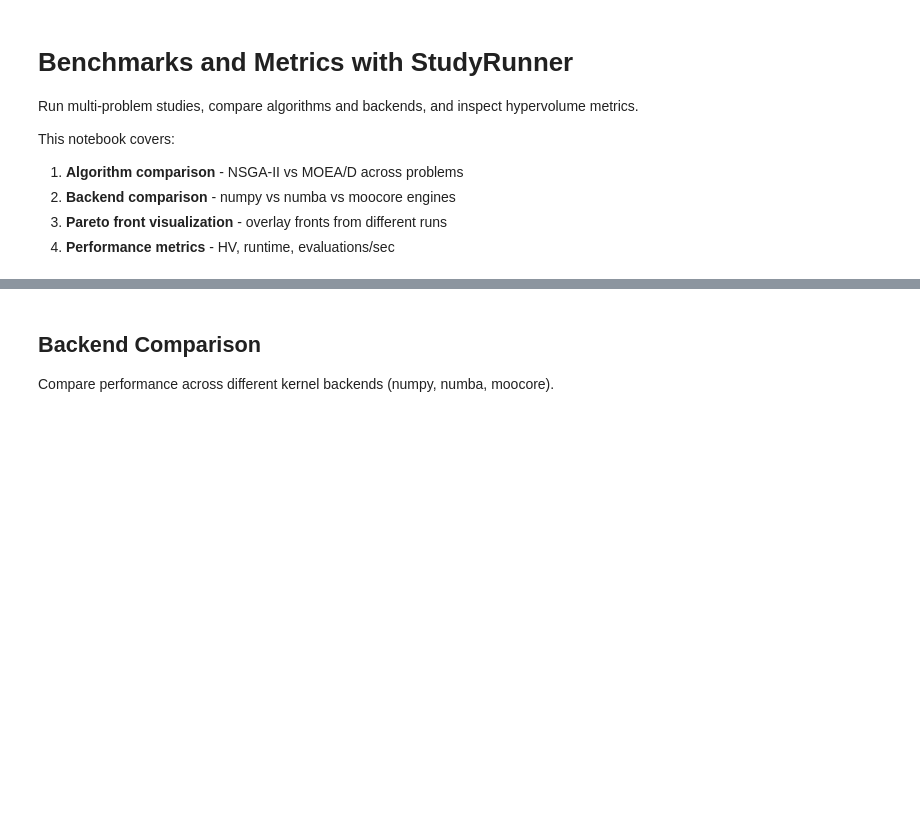
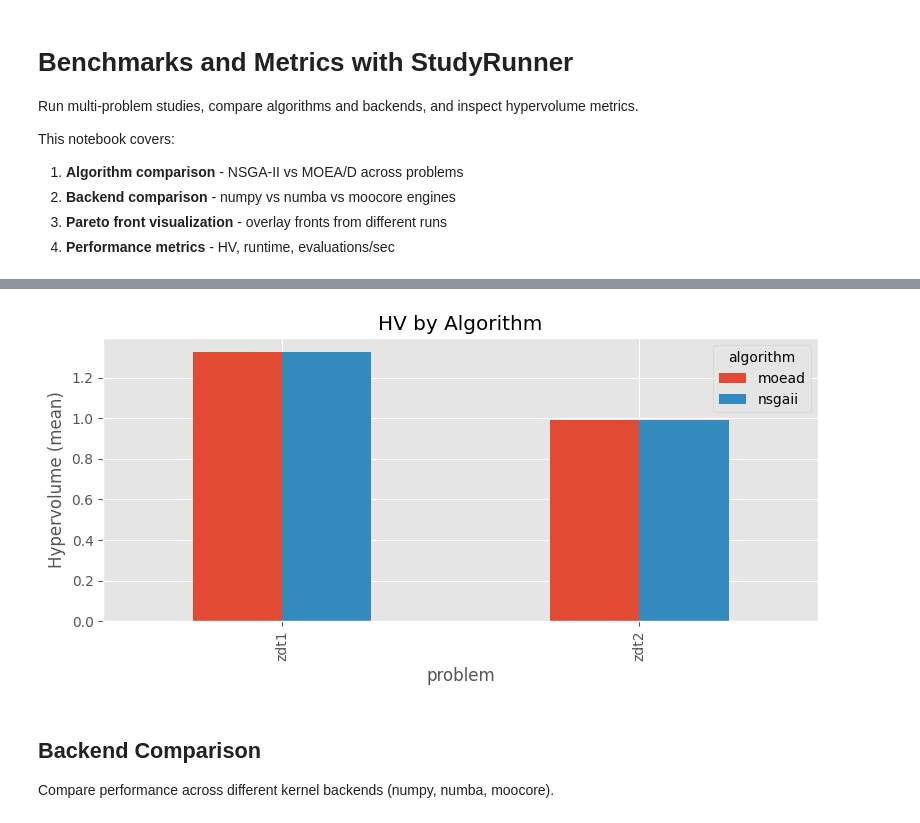
Before and after one commit to NicolasRodriguezUribe/VAMOS, a Jupyter notebook: notebooks/01_benchmarks_and_metrics.ipynb, the cells around one changed output, grey strips where cells are left out. Saved outputs shown, nothing was run; the diff lists cells and outputs as text; code cells hidden in the pictures; blank space fills up the shorter version.

```diff
--- a/notebooks/01_benchmarks_and_metrics.ipynb
+++ b/notebooks/01_benchmarks_and_metrics.ipynb
@@ -15,7 +15,7 @@ import matplotlib.pyplot as plt
 from vamos import ExperimentConfig
 from vamos.experiment.study.runner import StudyRunner, StudyTask
 from vamos.ux.analysis.tuning_viz import study_results_to_dataframe
-from vamos.foundation.core.runner import resolve_kernel
+from vamos.foundation.kernel.registry import resolve_kernel
 
 plt.style.use("ggplot")
 
@@ -31,4 +31,8 @@ def detect_engines(candidates):
     return engines
 
 AVAILABLE_ENGINES = detect_engines(["numpy", "numba", "moocore"])
+if not AVAILABLE_ENGINES:
+    print("No engines resolved; defaulting to numpy.")
+    AVAILABLE_ENGINES = ["numpy"]
+
 print(f"Available engines: {', '.join(AVAILABLE_ENGINES)}")
@@ -70,20 +99,31 @@ df.head(10)
 # %%
 # Summarize HV per algorithm/problem/engine
-summary = df.groupby(["problem", "algorithm", "engine"]).agg({
-    "hv": ["mean", "std"],
-    "time_ms": ["mean"],
-}).round(4)
-summary.columns = ["hv_mean", "hv_std", "time_ms_mean"]
-summary = summary.reset_index()
-summary
+summary = pd.DataFrame()
+if df.empty:
+    print("No results to summarize yet.")
+else:
+    summary = df.groupby(["problem", "algorithm", "engine"]).agg({
+        "hv": ["mean", "std"],
+        "time_ms": ["mean"],
+    }).round(4)
+    summary.columns = ["hv_mean", "hv_std", "time_ms_mean"]
+    summary = summary.reset_index()
+    summary
 # %%
 # HV comparison by algorithm
-pivot_algo = summary.groupby(["problem", "algorithm"])["hv_mean"].mean().unstack()
-ax = pivot_algo.plot(kind="bar", figsize=(8, 4))
-ax.set_ylabel("Hypervolume (mean)")
-ax.set_title("HV by Algorithm")
-plt.tight_layout()
-plt.show()
+if df.empty:
+    print("No results to plot yet.")
+elif summary.empty:
+    print("Summary is empty; run the study first.")
+else:
+    pivot_algo = summary.groupby(["problem", "algorithm"])["hv_mean"].mean().unstack()
+    ax = pivot_algo.plot(kind="bar", figsize=(8, 4))
+    ax.set_ylabel("Hypervolume (mean)")
+    ax.set_title("HV by Algorithm")
+    plt.tight_layout()
+    plt.show()
+# %% [output]
+[figure, added]
 # %% [markdown]
 ## Backend Comparison
 
```
Also changed, not shown: parts of 5 cells of this notebook, 8 other files.
